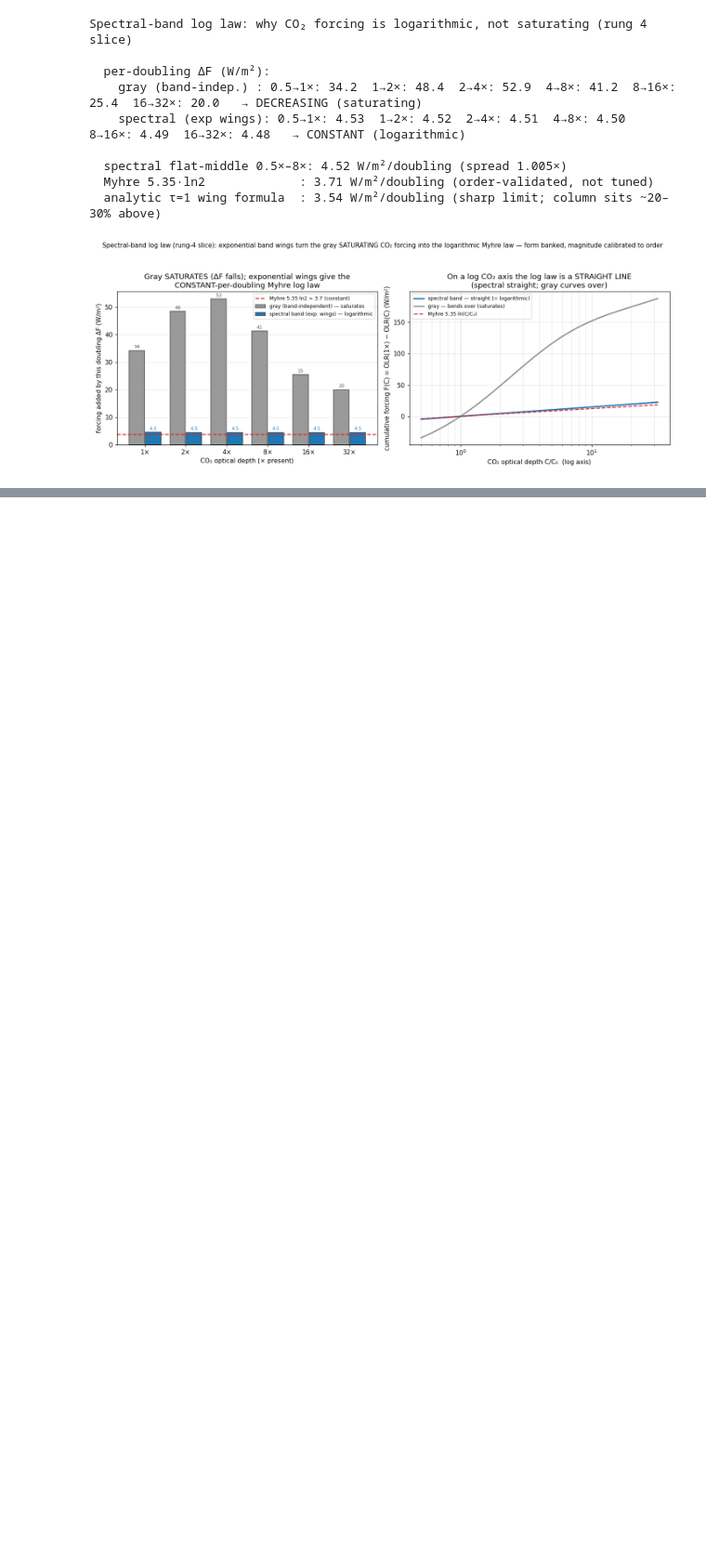
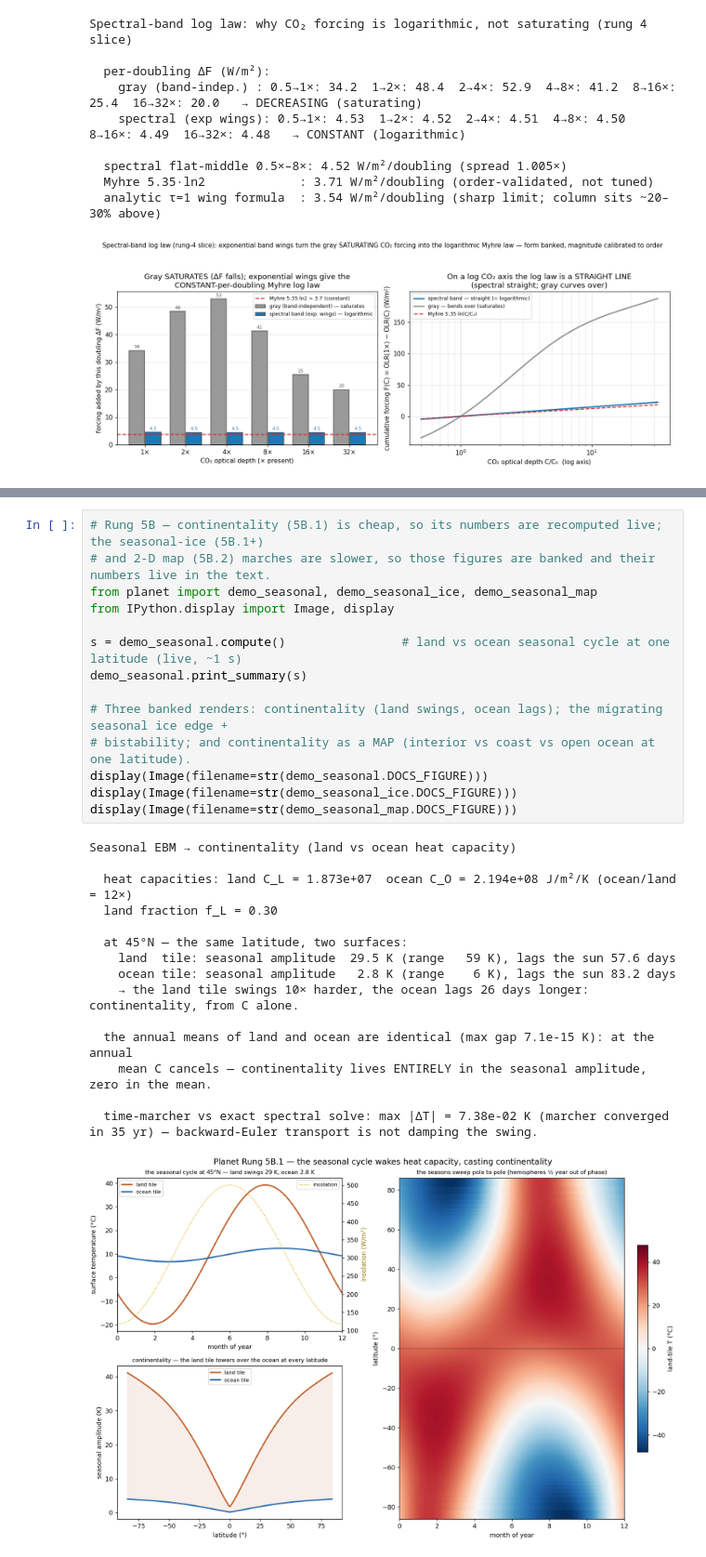
Before and after one commit to BoykoNeov/planet-sim, a Jupyter notebook: planet/planet.ipynb, the cells around one changed output, grey strips where cells are left out. Shown at 93% size. Cells and saved outputs as stored; diff of their text form; blank space fills up the shorter version.

```diff
--- a/planet/planet.ipynb
+++ b/planet/planet.ipynb
@@ -1061,0 +1206,30 @@ Spectral-band log law: why CO₂ forcing is logarithmic, not saturating (rung 4
+# %%
+# Rung 5B — continentality (5B.1) is cheap, so its numbers are recomputed live; the seasonal-ice (5B.1+)
+# and 2-D map (5B.2) marches are slower, so those figures are banked and their numbers live in the text.
+from planet import demo_seasonal, demo_seasonal_ice, demo_seasonal_map
+from IPython.display import Image, display
+
+s = demo_seasonal.compute()                # land vs ocean seasonal cycle at one latitude (live, ~1 s)
+demo_seasonal.print_summary(s)
+
+# Three banked renders: continentality (land swings, ocean lags); the migrating seasonal ice edge +
+# bistability; and continentality as a MAP (interior vs coast vs open ocean at one latitude).
+display(Image(filename=str(demo_seasonal.DOCS_FIGURE)))
+display(Image(filename=str(demo_seasonal_ice.DOCS_FIGURE)))
+display(Image(filename=str(demo_seasonal_map.DOCS_FIGURE)))
+# %% [output]
+Seasonal EBM → continentality (land vs ocean heat capacity)
+
+  heat capacities: land C_L = 1.873e+07  ocean C_O = 2.194e+08 J/m²/K (ocean/land = 12×)
+  land fraction f_L = 0.30
+
+  at 45°N — the same latitude, two surfaces:
+    land  tile: seasonal amplitude  29.5 K (range   59 K), lags the sun 57.6 days
+    ocean tile: seasonal amplitude   2.8 K (range    6 K), lags the sun 83.2 days
+    → the land tile swings 10× harder, the ocean lags 26 days longer: continentality, from C alone.
+
+  the annual means of land and ocean are identical (max gap 7.1e-15 K): at the annual
+    mean C cancels — continentality lives ENTIRELY in the seasonal amplitude, zero in the mean.
+
+  time-marcher vs exact spectral solve: max |ΔT| = 7.38e-02 K (marcher converged in 35 yr) — backward-Euler transport is not damping the swing.
+[figure, added]
```
Also changed, not shown: parts of 10 cells of this notebook, 4 other files.
